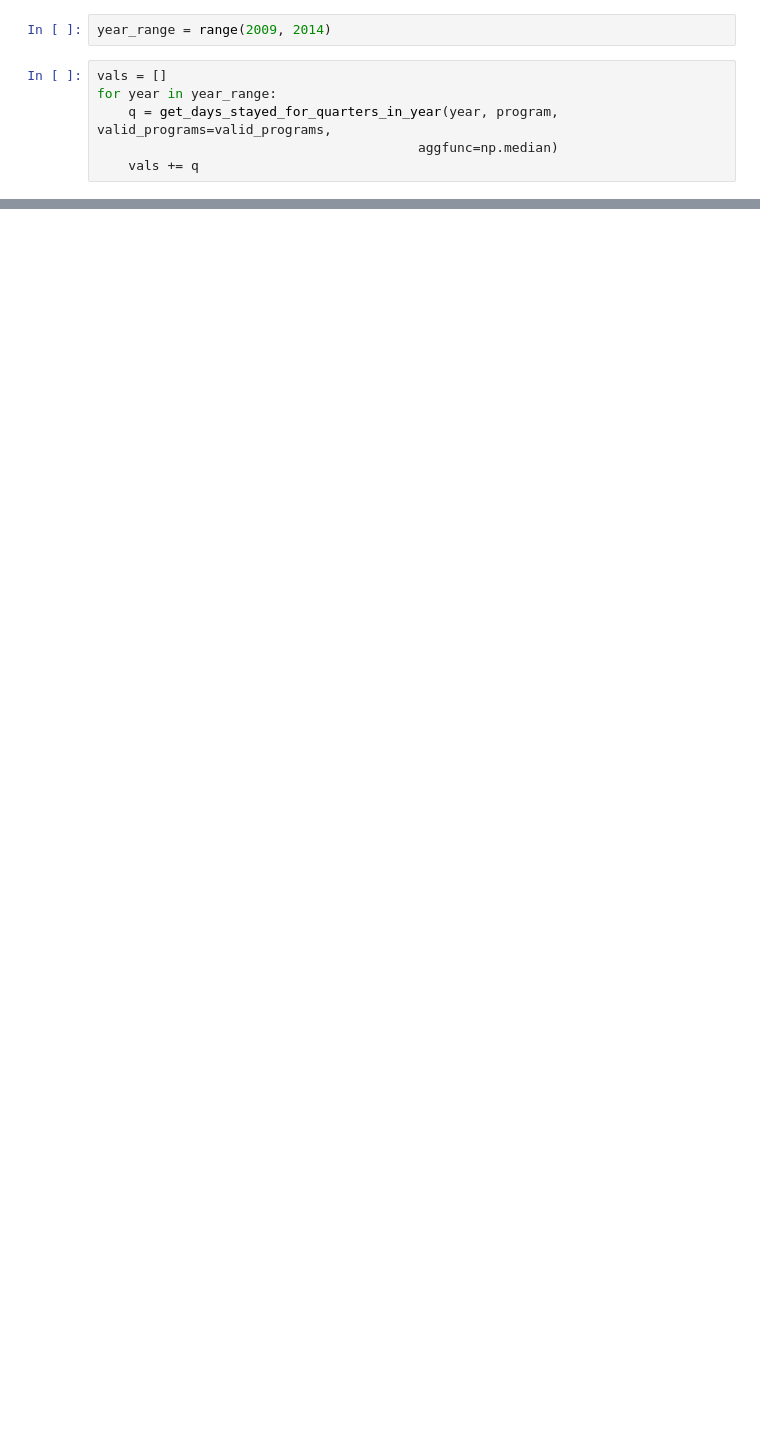
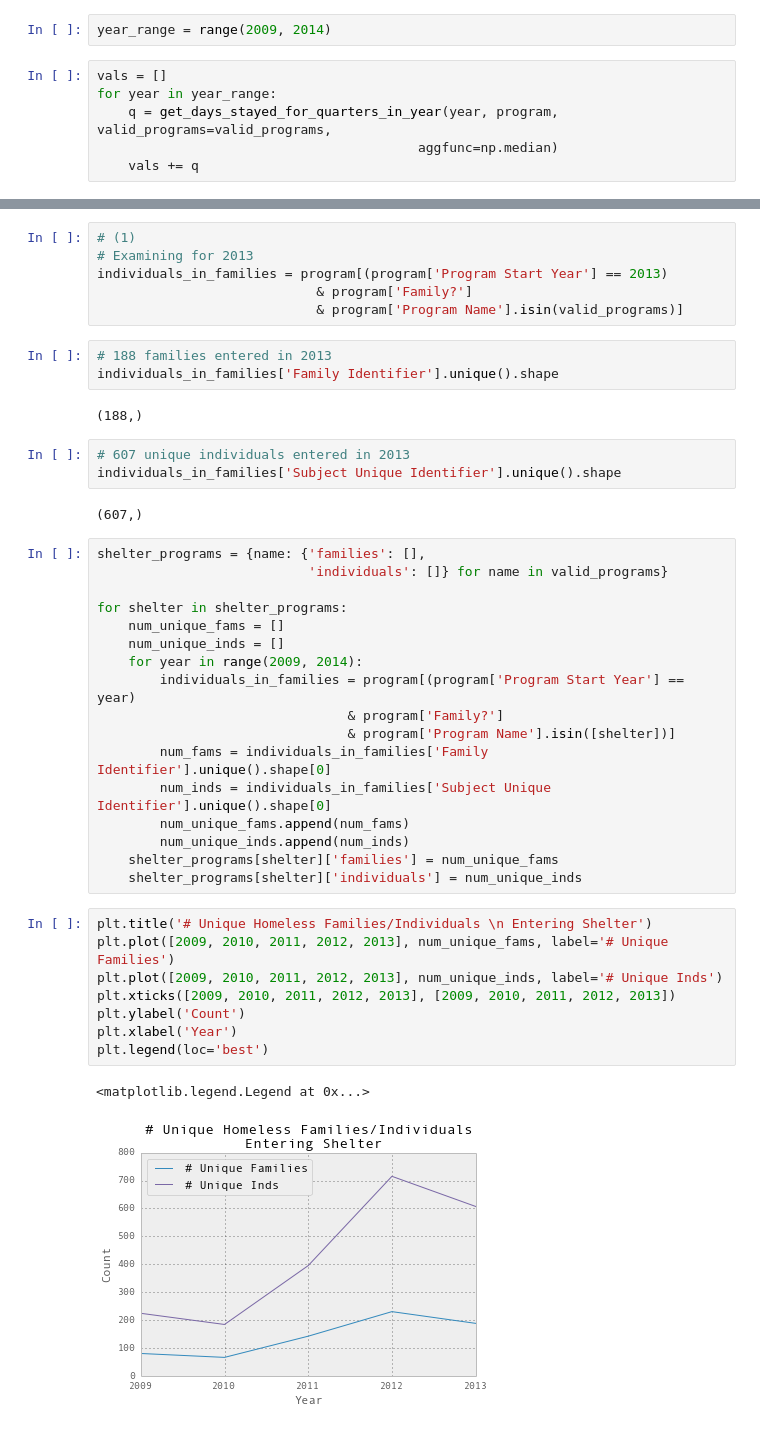
Before and after one commit to carlshan/sf-homelessness, a Jupyter notebook: exploration/2014-11-04-metrics [Carl].ipynb, the cells around one changed output, grey strips where cells are left out. Drawn from its saved outputs; the diff is of its cells as text; blank space fills up the shorter version.

```diff
--- a/exploration/2014-11-04-metrics [Carl].ipynb
+++ b/exploration/2014-11-04-metrics [Carl].ipynb
@@ -566,0 +541,44 @@ plt.xticks(range(1, len(med)+1,4 ), tick_labels)
+# %%
+# (1)
+# Examining for 2013
+individuals_in_families = program[(program['Program Start Year'] == 2013)
+                            & program['Family?']
+                            & program['Program Name'].isin(valid_programs)]
+# %%
+# 188 families entered in 2013
+individuals_in_families['Family Identifier'].unique().shape
+# %% [output]
+(188,)
+# %%
+# 607 unique individuals entered in 2013
+individuals_in_families['Subject Unique Identifier'].unique().shape
+# %% [output]
+(607,)
+# %%
+shelter_programs = {name: {'families': [],
+                           'individuals': []} for name in valid_programs}
+
+for shelter in shelter_programs:
+    num_unique_fams = []
+    num_unique_inds = []
+    for year in range(2009, 2014):
+        individuals_in_families = program[(program['Program Start Year'] == year)
+                                & program['Family?']
+                                & program['Program Name'].isin([shelter])]
+        num_fams = individuals_in_families['Family Identifier'].unique().shape[0]
+        num_inds = individuals_in_families['Subject Unique Identifier'].unique().shape[0]
+        num_unique_fams.append(num_fams)
+        num_unique_inds.append(num_inds)
+    shelter_programs[shelter]['families'] = num_unique_fams
+    shelter_programs[shelter]['individuals'] = num_unique_inds
+# %%
+plt.title('# Unique Homeless Families/Individuals \n Entering Shelter')
+plt.plot([2009, 2010, 2011, 2012, 2013], num_unique_fams, label='# Unique Families')
+plt.plot([2009, 2010, 2011, 2012, 2013], num_unique_inds, label='# Unique Inds')
+plt.xticks([2009, 2010, 2011, 2012, 2013], [2009, 2010, 2011, 2012, 2013])
+plt.ylabel('Count')
+plt.xlabel('Year')
+plt.legend(loc='best')
+# %% [output]
+<matplotlib.legend.Legend at 0x...>
+[figure, added]
```
Also changed, not shown: parts of 21 cells of this notebook.
